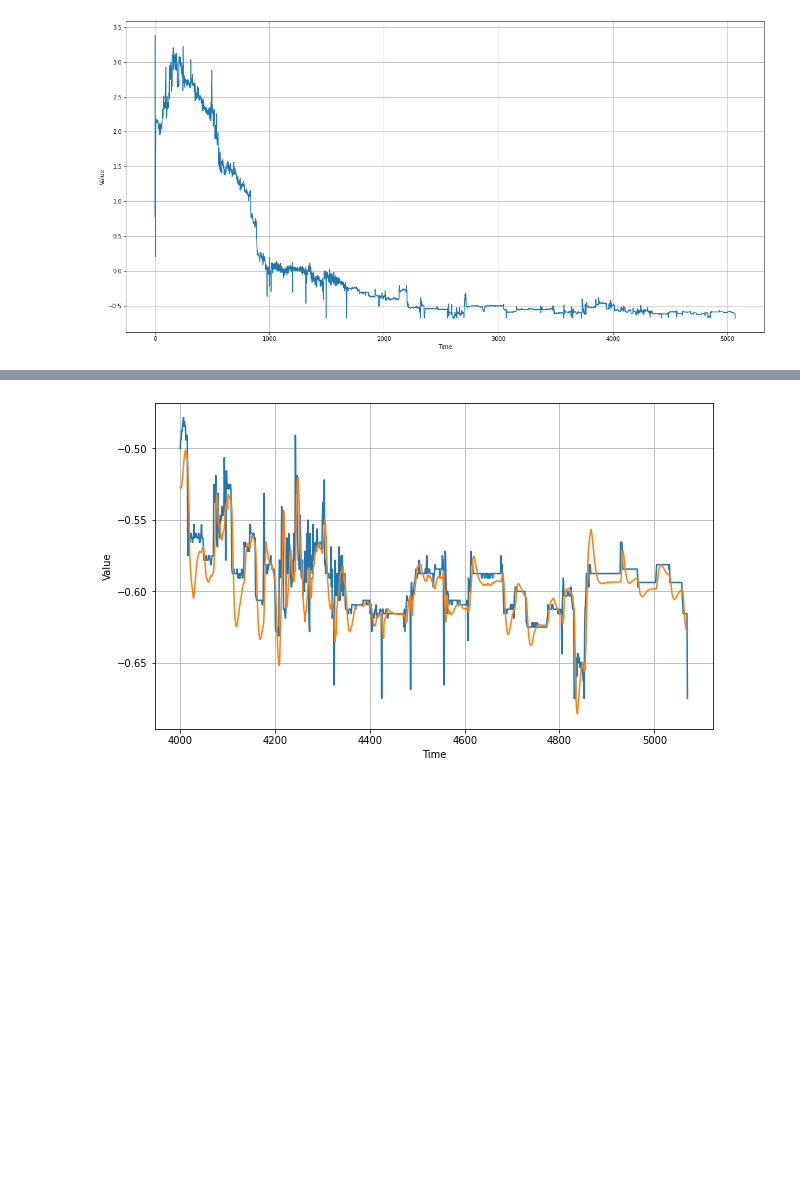
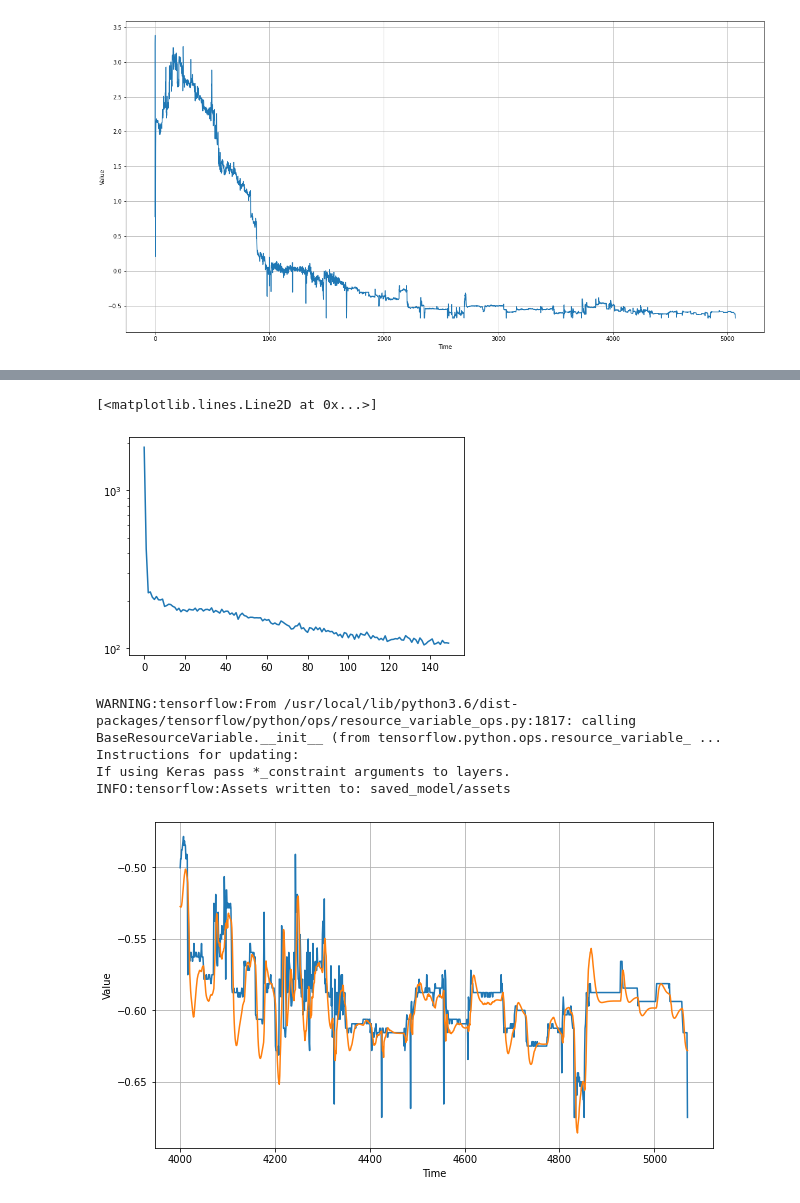
Before and after one commit to marcellinusc/production-oil-rate-prediction, a Jupyter notebook: rnn-model-v2.ipynb, the cells around one changed output, grey strips where cells are left out. Saved outputs shown, nothing was run; the diff lists cells and outputs as text; code cells hidden in the pictures; blank space fills up the shorter version.

```diff
--- a/rnn-model-v2.ipynb
+++ b/rnn-model-v2.ipynb
@@ -90,3 +90,10 @@ def model_forecast(model, series, window_size):
     ds = ds.batch(32).prefetch(1)
     forecast = model.predict(ds)
     return forecast
+# %%
+from keras import backend
+
+def rmspe(y_true, y_pred):
+    sum = backend.sqrt(backend.mean(backend.square( (y_true - y_pred) /
+          backend.clip(backend.abs(y_true),backend.epsilon(),None) ), axis=-1) )
+    return sum*100
@@ -149,6 +158,7 @@ plt.axis([1e-8, 1e-4, 0, 2])
 tf.keras.backend.clear_session()
 tf.random.set_seed(51)
 np.random.seed(51)
+
 train_set = windowed_dataset(x_train, window_size=60, batch_size=100, shuffle_buffer=shuffle_buffer_size)
 model = tf.keras.models.Sequential([
   # YOUR CODE HERE
@@ -164,11 +174,10 @@ model = tf.keras.models.Sequential([
   tf.keras.layers.Lambda(lambda x: x * 400)
 ])
 
-
 optimizer = tf.keras.optimizers.SGD(lr=1e-6, momentum=0.9) # YOUR CODE HERE
 model.compile(loss=tf.keras.losses.Huber(),
               optimizer=optimizer,
-              metrics=["mae"])
+              metrics=["mape", rmspe])
 history = model.fit(train_set,epochs=150) # YOUR CODE HERE
 
 # EXPECTED OUTPUT
@@ -194,3 +203,17 @@ Epoch 150/150
+# %%
+plt.semilogy(history.epoch, history.history["mape"])
+# %% [output]
+[<matplotlib.lines.Line2D at 0x...>]
+[figure, added]
+# %%
+# Save model as protobuf data format
+
+model.save("saved_model")
+# %% [output]
+WARNING:tensorflow:From /usr/local/lib/python3.6/dist-packages/tensorflow/python/ops/resource_variable_ops.py:1817: calling BaseResourceVariable.__init__ (from tensorflow.python.ops.resource_variable_ ...
+Instructions for updating:
+If using Keras pass *_constraint arguments to layers.
+INFO:tensorflow:Assets written to: saved_model/assets
 # %%
 rnn_forecast = model_forecast(model, series[..., np.newaxis], window_size)
 rnn_forecast = rnn_forecast[split_time - window_size:-1, -1, 0]
```
Also changed, not shown: parts of 10 cells of this notebook.
